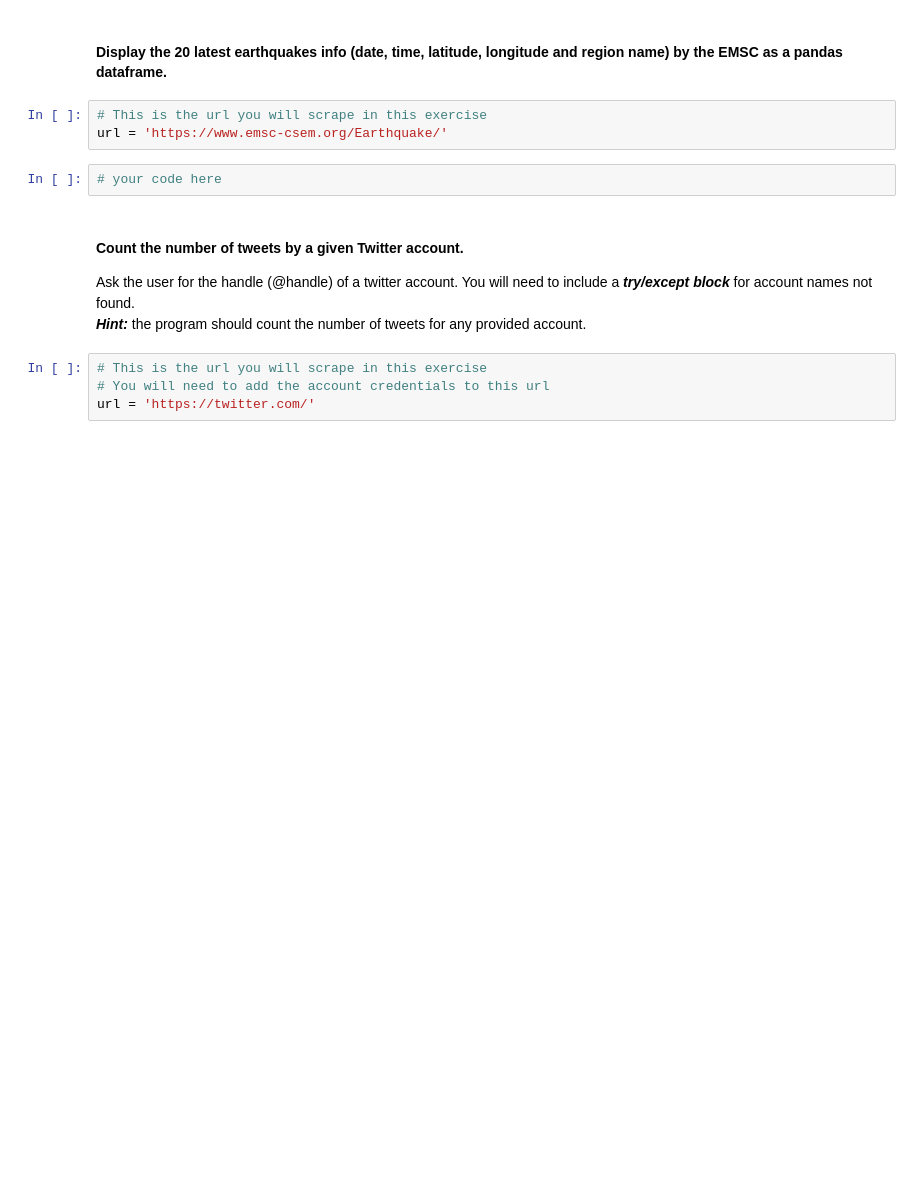
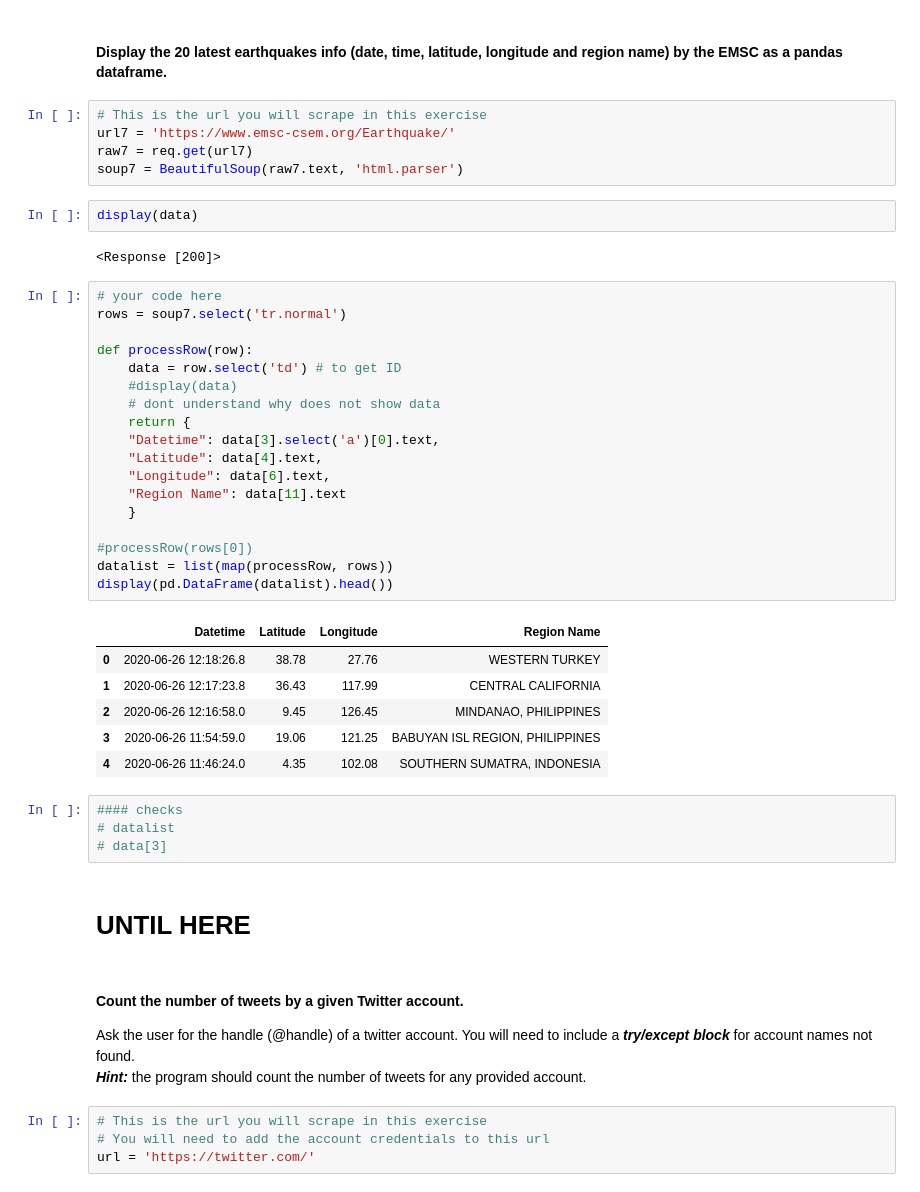
Before and after one commit to ta-data-mad/dataptmad0420, a Jupyter notebook: extra-work/m1/lab-web-scraping/your-code/main.ipynb, the cells around one changed output. Saved outputs shown, nothing was run; the diff lists cells and outputs as text; blank space fills up the shorter version.

```diff
--- a/extra-work/m1/lab-web-scraping/your-code/main.ipynb
+++ b/extra-work/m1/lab-web-scraping/your-code/main.ipynb
@@ -122,9 +293,44 @@ url = 'https://www.fbi.gov/wanted/topten'
 ####  Display the 20 latest earthquakes info (date, time, latitude, longitude and region name) by the EMSC as a pandas dataframe.
 # %%
 # This is the url you will scrape in this exercise
-url = 'https://www.emsc-csem.org/Earthquake/'
+url7 = 'https://www.emsc-csem.org/Earthquake/'
+raw7 = req.get(url7)
+soup7 = BeautifulSoup(raw7.text, 'html.parser')
-# %%
-# your code here
+# %%
+display(data)
+# %% [output]
+<Response [200]>
+# %%
+# your code here
+rows = soup7.select('tr.normal')
+
+def processRow(row):
+    data = row.select('td') # to get ID
+    #display(data)
+    # dont understand why does not show data
+    return {
+    "Datetime": data[3].select('a')[0].text,
+    "Latitude": data[4].text,
+    "Longitude": data[6].text,
+    "Region Name": data[11].text
+    }
+
+#processRow(rows[0])
+datalist = list(map(processRow, rows))
+display(pd.DataFrame(datalist).head())
+# %% [output]
+|  | Datetime | Latitude | Longitude | Region Name |
+| 0 | 2020-06-26 12:18:26.8 | 38.78 | 27.76 | WESTERN TURKEY |
+| 1 | 2020-06-26 12:17:23.8 | 36.43 | 117.99 | CENTRAL CALIFORNIA |
+| 2 | 2020-06-26 12:16:58.0 | 9.45 | 126.45 | MINDANAO, PHILIPPINES |
+| 3 | 2020-06-26 11:54:59.0 | 19.06 | 121.25 | BABUYAN ISL REGION, PHILIPPINES |
+| 4 | 2020-06-26 11:46:24.0 | 4.35 | 102.08 | SOUTHERN SUMATRA, INDONESIA |
+# %%
+#### checks
+# datalist
+# data[3]
+# %% [markdown]
+# UNTIL HERE
 # %% [markdown]
 #### Count the number of tweets by a given Twitter account.
 Ask the user for the handle (@handle) of a twitter account. You will need to include a ***try/except block*** for account names not found.
```
Also changed, not shown: parts of 27 cells of this notebook.
